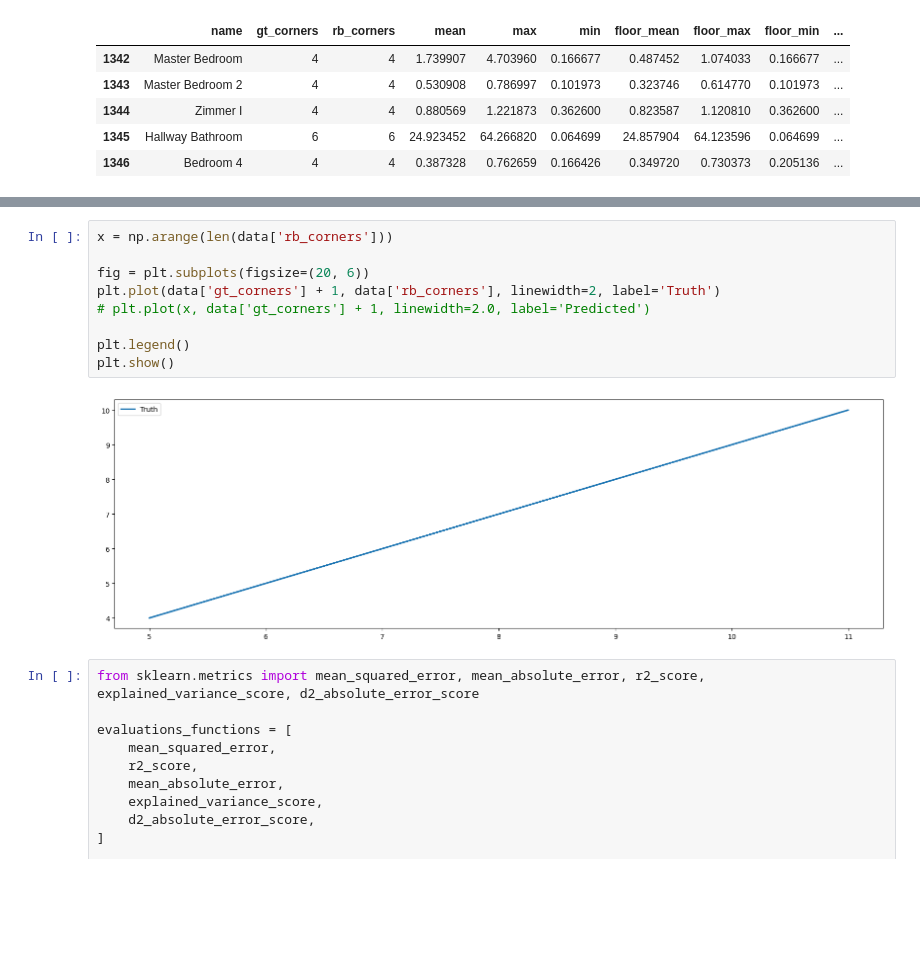
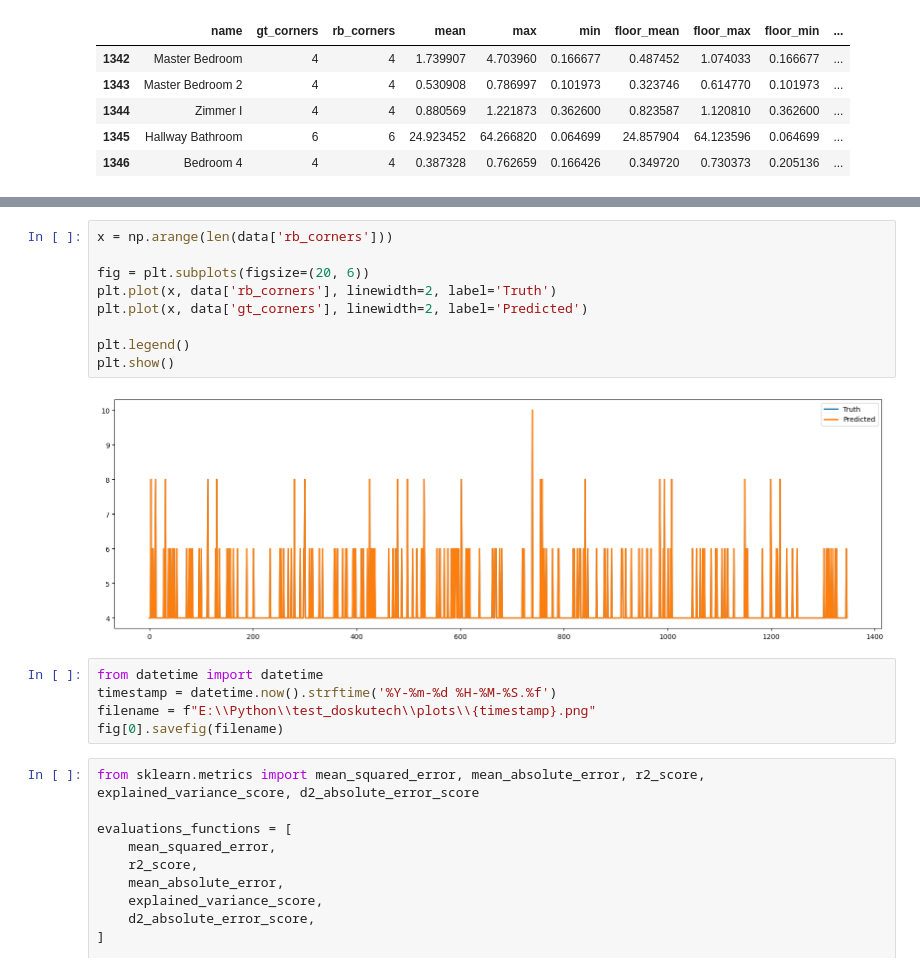
Before and after one commit to fckscl/test_evaluation, a Jupyter notebook: Notebook.ipynb, the cells around one changed output, grey strips where cells are left out. Cells and saved outputs as stored; diff of their text form; blank space fills up the shorter version.

```diff
--- a/Notebook.ipynb
+++ b/Notebook.ipynb
@@ -43,14 +43,19 @@ plt.show()
 # %%
 x = np.arange(len(data['rb_corners']))
 
 fig = plt.subplots(figsize=(20, 6))
-plt.plot(data['gt_corners'] + 1, data['rb_corners'], linewidth=2, label='Truth')
-# plt.plot(x, data['gt_corners'] + 1, linewidth=2.0, label='Predicted')
+plt.plot(x, data['rb_corners'], linewidth=2, label='Truth')
+plt.plot(x, data['gt_corners'], linewidth=2, label='Predicted')
 
 plt.legend()
 plt.show()
 # %% [output]
-[figure, old version]
+[figure, new version]
+# %%
+from datetime import datetime
+timestamp = datetime.now().strftime('%Y-%m-%d %H-%M-%S.%f')
+filename = f"E:\\Python\\test_doskutech\\plots\\{timestamp}.png"
+fig[0].savefig(filename)
 # %%
 from sklearn.metrics import mean_squared_error, mean_absolute_error, r2_score, explained_variance_score, d2_absolute_error_score
 
```
Also changed, not shown: parts of 1 cell of this notebook, 1 other file.
